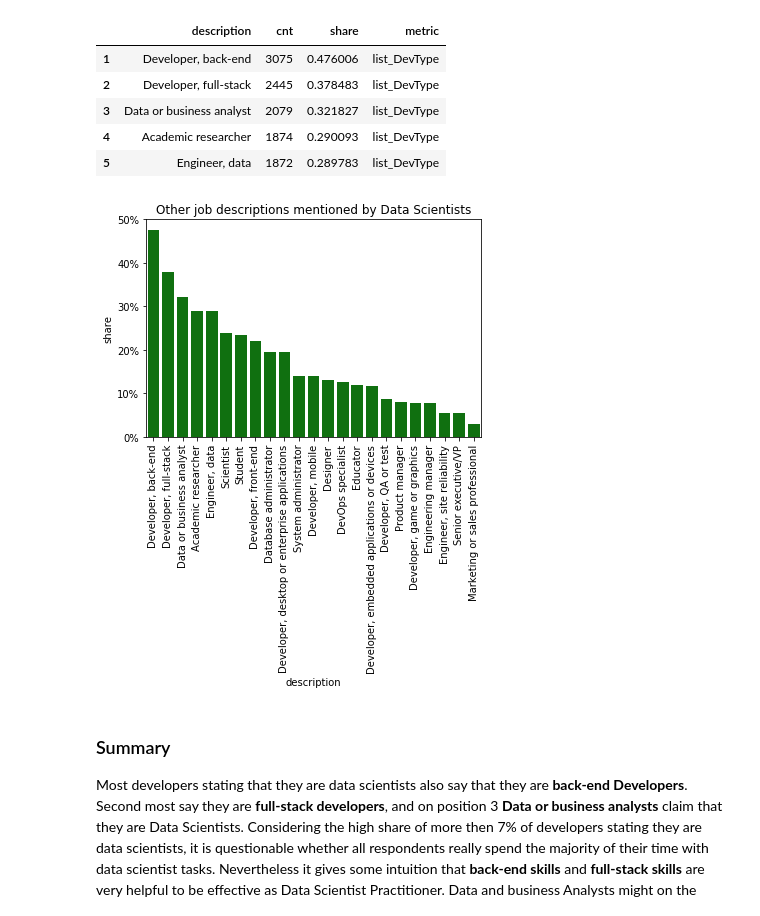
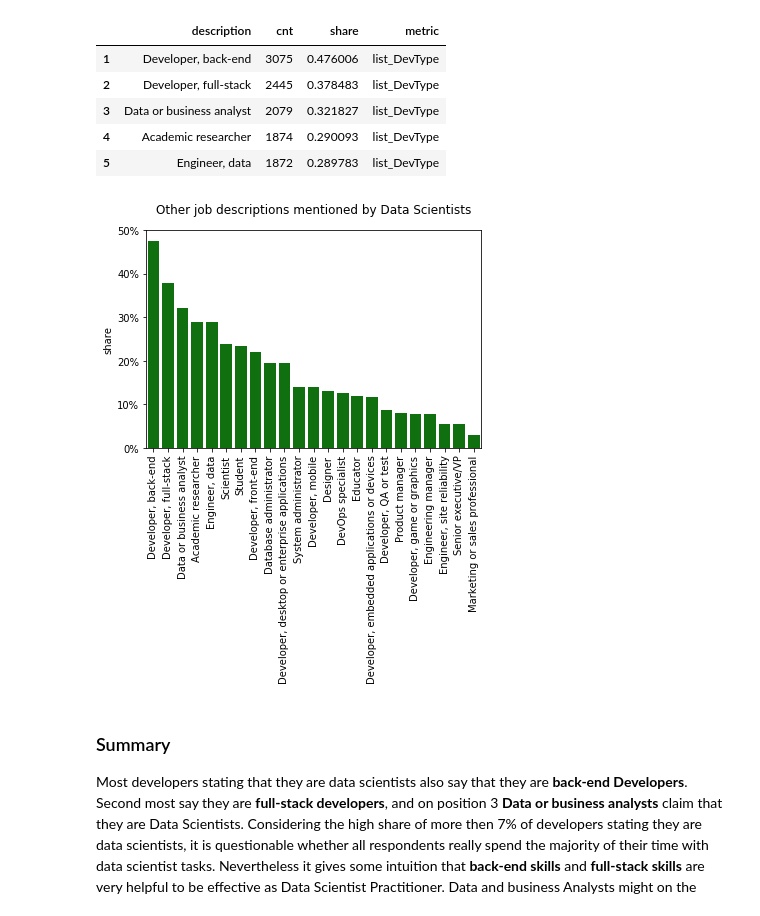
Before and after one commit to StefanTippelt/stack_overflow_developer_survey, a Jupyter notebook: stackoverflow_exploration.ipynb, the cells around one changed output. Saved outputs shown, nothing was run; the diff lists cells and outputs as text; code cells hidden in the pictures.

Commit message:
feat: Add global plotting config

```diff
--- a/stackoverflow_exploration.ipynb
+++ b/stackoverflow_exploration.ipynb
@@ -17,6 +17,13 @@ import seaborn as sns
 
 from scipy.stats import levene
 from scipy.stats import ttest_ind
+
+# configure plotting
+sns.set(
+    style="whitegrid",
+    font_scale=1.5,
+    rc={'figure.figsize':(14, 6)}
+)
 # %% [markdown]
 ## Data preprocessing
 
@@ -184,17 +191,20 @@ def plot_shares(x: str, y: str, title: str, color: str) -> None:
     ax.set_xticklabels(labels=plot_args["x"], rotation=90)
     vals = ax.get_yticks()
     ax.set_yticklabels(["{:,.0%}".format(y_val) for y_val in vals])
-    ax.set_title(title)
-    return None
+    ax.set_title(title, y=1.05)
+    ax.set_xlabel('')
+    return ax
 # %%
-plot_shares(
+fig = plot_shares(
     x=other_dev_types["description"],
     y=other_dev_types["share"],
     title="Other job descriptions mentioned by Data Scientists",
     color="g",
 )
+
+# fig.figure.savefig("output.png")
 # %% [output]
-[figure, old version]
+[figure, new version]
 # %% [markdown]
 ### Summary
 
```
Also changed, not shown: parts of 10 cells of this notebook.
